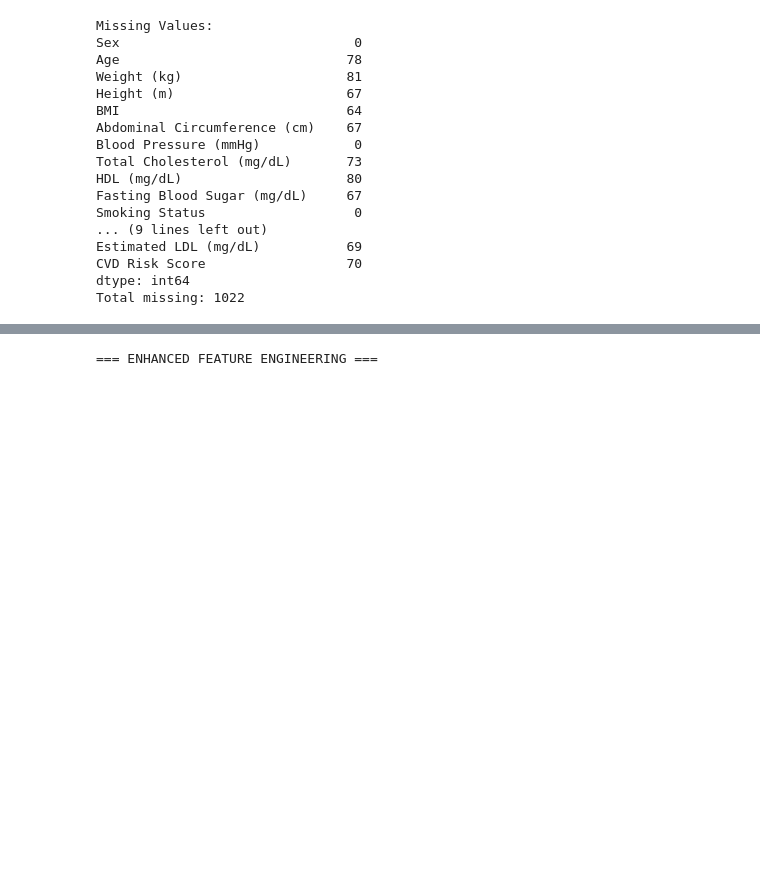
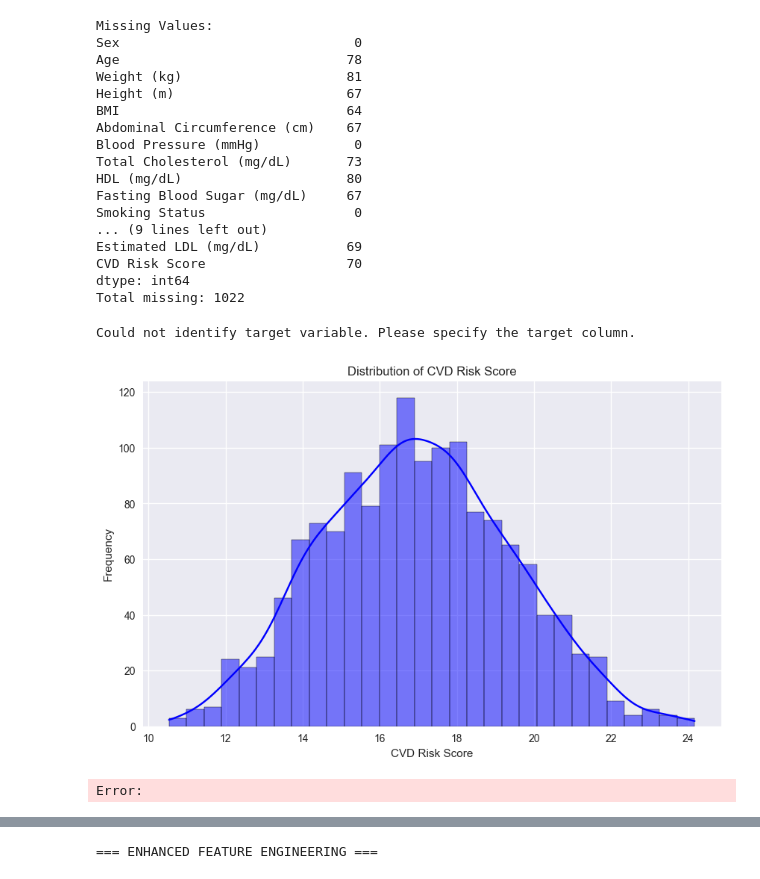
Before and after one commit to TasnimulIntazamAsif/CardioVascular_Disease_Risk_Prediction, a Jupyter notebook: CVD_ASIF_Enhanced.ipynb, the cells around one changed output, grey strips where cells are left out. Cells and saved outputs as stored; diff of their text form; code cells hidden in the pictures; blank space fills up the shorter version.

```diff
--- a/CVD_ASIF_Enhanced.ipynb
+++ b/CVD_ASIF_Enhanced.ipynb
@@ -106,3 +171,28 @@ Estimated LDL (mg/dL)           69
 CVD Risk Score                  70
 dtype: int64
 Total missing: 1022
+# %%
+# Check target variable distribution
+if 'target' in df.columns:
+    target_col = 'target'
+elif 'cardio' in df.columns:
+    target_col = 'cardio'
+else:
+    # Try to identify the target column
+    target_col = None
+    for col in df.columns:
+        if df[col].dtype in ['int64', 'float64'] and df[col].nunique() <= 2:
+            target_col = col
+            break
+
+if target_col:
+    print(f"\nTarget variable: {target_col}")
+    print("Target distribution:")
+    print(df[target_col].value_counts())
+    print(f"Target distribution percentage:")
+    print(df[target_col].value_counts(normalize=True) * 100)
+else:
+    print("Could not identify target variable. Please specify the target column.")
+    exit()
+# %% [output]
+Could not identify target variable. Please specify the target column.
@@ -108,0 +202,12 @@ Total missing: 1022
+# %%
+# Plotting the distribution of CVD Risk Score
+plt.figure(figsize=(10, 6))
+sns.histplot(df['CVD Risk Score'], bins=30, kde=True, color='blue')
+plt.title('Distribution of CVD Risk Score')
+plt.xlabel('CVD Risk Score')
+plt.ylabel('Frequency')
+plt.grid(True)
+plt.show()
+# %% [output]
+[figure, added]
+Error:
```
Also changed, not shown: parts of 81 cells of this notebook, 9 other files.
